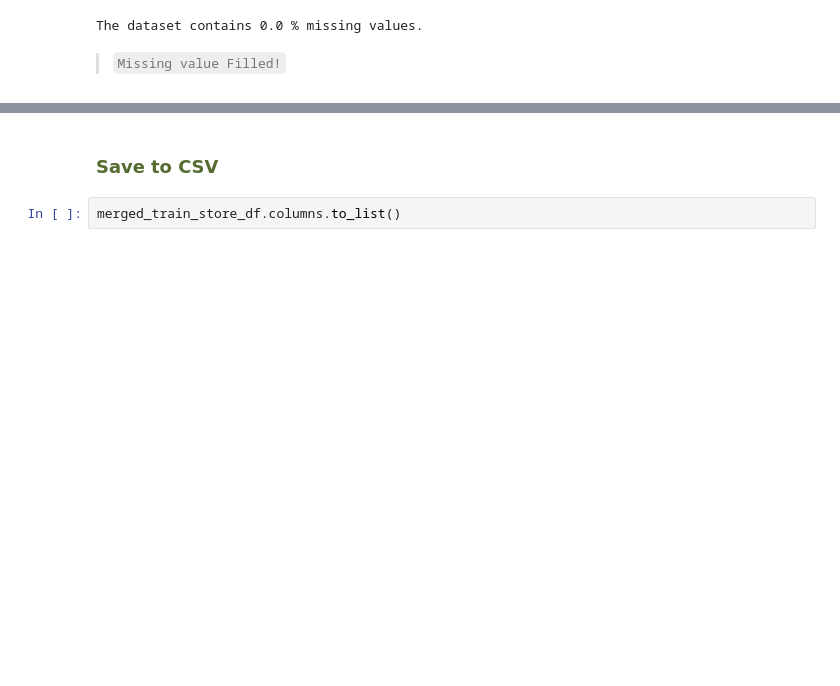
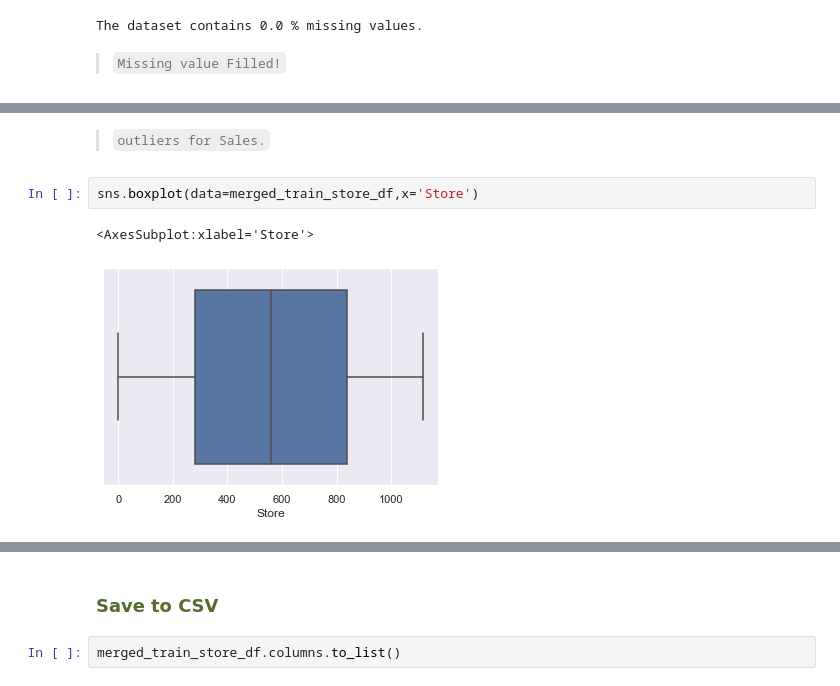
Before and after one commit to Melak2017/Pharmaceutical-Sales-Prediction-, a Jupyter notebook: notebooks/ml_preprocess.ipynb, the cells around one changed output, grey strips where cells are left out. Saved outputs shown, nothing was run; the diff lists cells and outputs as text; blank space fills up the shorter version.

```diff
--- a/notebooks/ml_preprocess.ipynb
+++ b/notebooks/ml_preprocess.ipynb
@@ -310,0 +354,7 @@ The dataset contains 0.0 % missing values.
+# %% [markdown]
+>`outliers for Sales.`
+# %%
+sns.boxplot(data=merged_train_store_df,x='Store')
+# %% [output]
+<AxesSubplot:xlabel='Store'>
+[figure, added]
```
Also changed, not shown: parts of 43 cells of this notebook.
